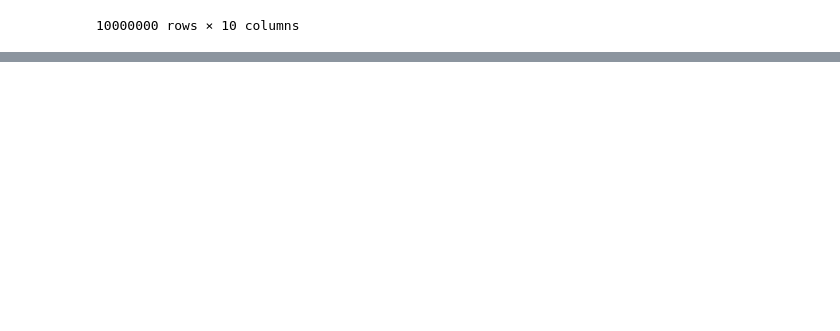
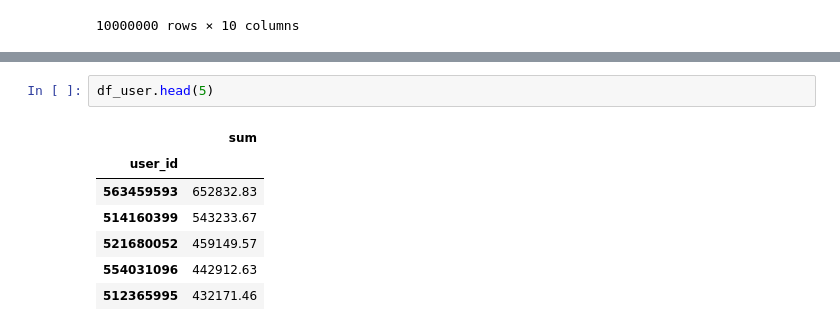
Before and after one commit to arshiaarora10/DatascienceAA, a Jupyter notebook: Class1/7th June.ipynb, the cells around one changed output, grey strips where cells are left out. Cells and saved outputs as stored; diff of their text form; blank space fills up the shorter version.

```diff
--- a/Class1/7th June.ipynb
+++ b/Class1/7th June.ipynb
@@ -46,0 +82,10 @@ df_sum
+# %%
+df_user.head(5)
+# %% [output]
+|  | sum |
+| user_id |  |
+| 563459593 | 652832.83 |
+| 514160399 | 543233.67 |
+| 521680052 | 459149.57 |
+| 554031096 | 442912.63 |
+| 512365995 | 432171.46 |
```
Also changed, not shown: parts of 14 cells of this notebook, 12 other files.
